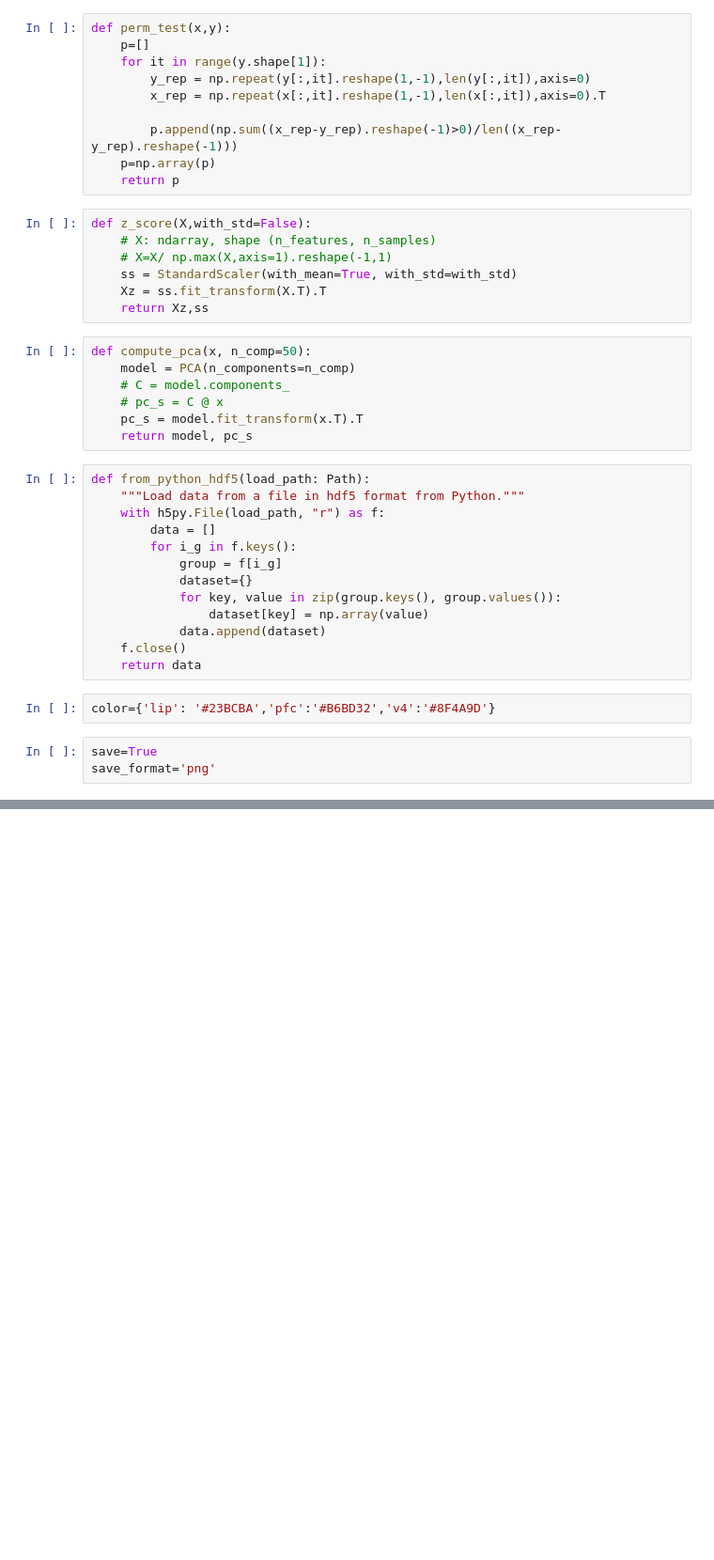
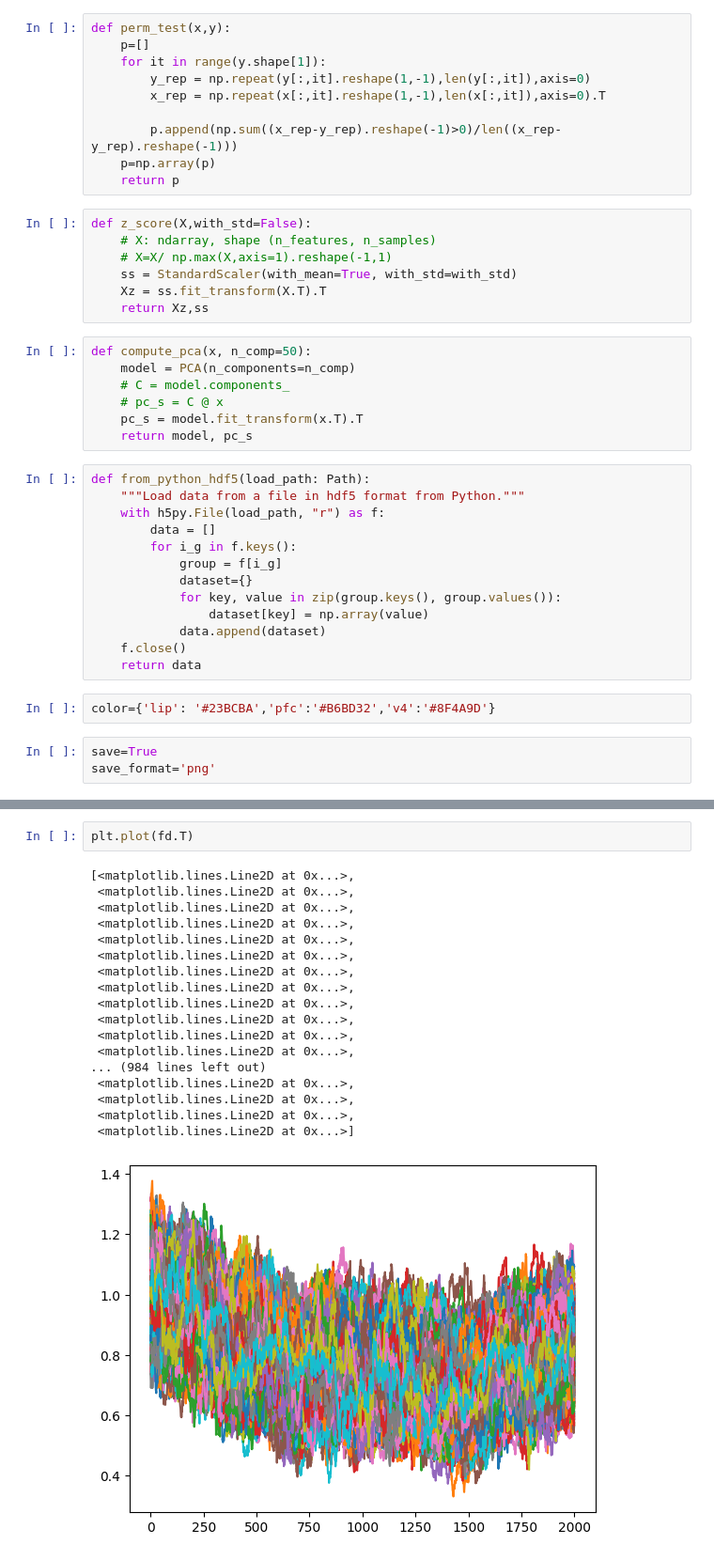
Before and after one commit to Ibos-lab/Users, a Jupyter notebook: losadac/population_distance/latencies_plots.ipynb, the cells around one changed output, grey strips where cells are left out. Shown at 94% size. Saved outputs shown, nothing was run; the diff lists cells and outputs as text; blank space fills up the shorter version.

```diff
--- a/losadac/population_distance/latencies_plots.ipynb
+++ b/losadac/population_distance/latencies_plots.ipynb
@@ -97,0 +121,21 @@ for rf_loc in ['in_rf','out_rf']:
+# %%
+plt.plot(fd.T)
+# %% [output]
+[<matplotlib.lines.Line2D at 0x...>,
+ <matplotlib.lines.Line2D at 0x...>,
+ <matplotlib.lines.Line2D at 0x...>,
+ <matplotlib.lines.Line2D at 0x...>,
+ <matplotlib.lines.Line2D at 0x...>,
+ <matplotlib.lines.Line2D at 0x...>,
+ <matplotlib.lines.Line2D at 0x...>,
+ <matplotlib.lines.Line2D at 0x...>,
+ <matplotlib.lines.Line2D at 0x...>,
+ <matplotlib.lines.Line2D at 0x...>,
+ <matplotlib.lines.Line2D at 0x...>,
+ <matplotlib.lines.Line2D at 0x...>,
+... (984 lines left out)
+ <matplotlib.lines.Line2D at 0x...>,
+ <matplotlib.lines.Line2D at 0x...>,
+ <matplotlib.lines.Line2D at 0x...>,
+ <matplotlib.lines.Line2D at 0x...>]
+[figure, added]
```
Also changed, not shown: parts of 3 cells of this notebook, 3 other files.
